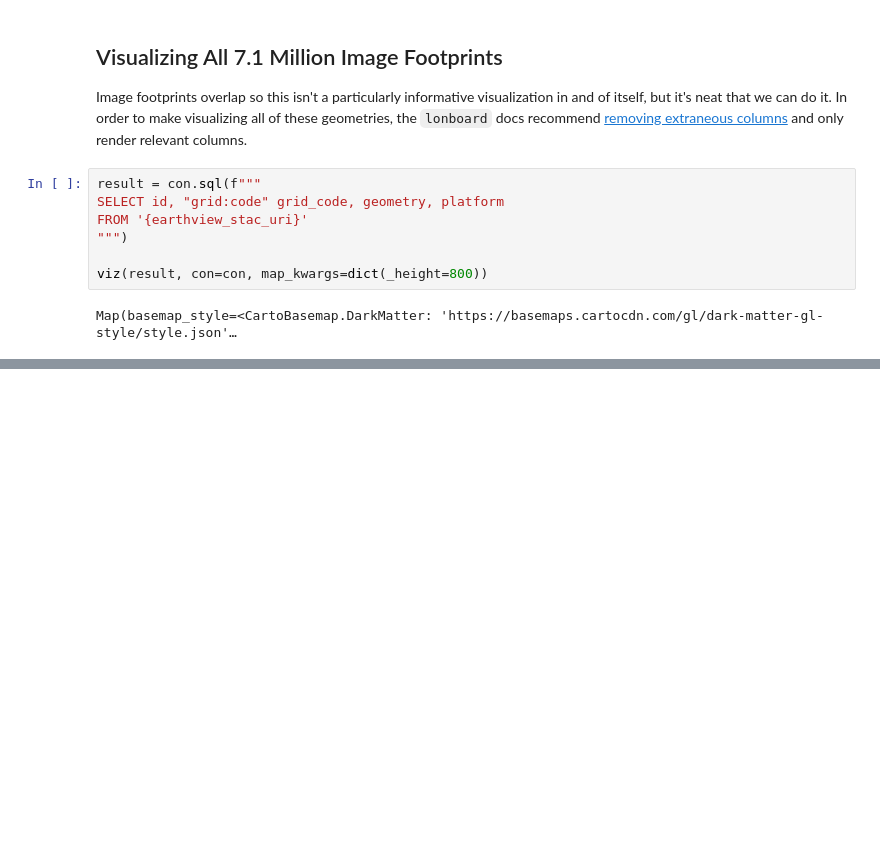
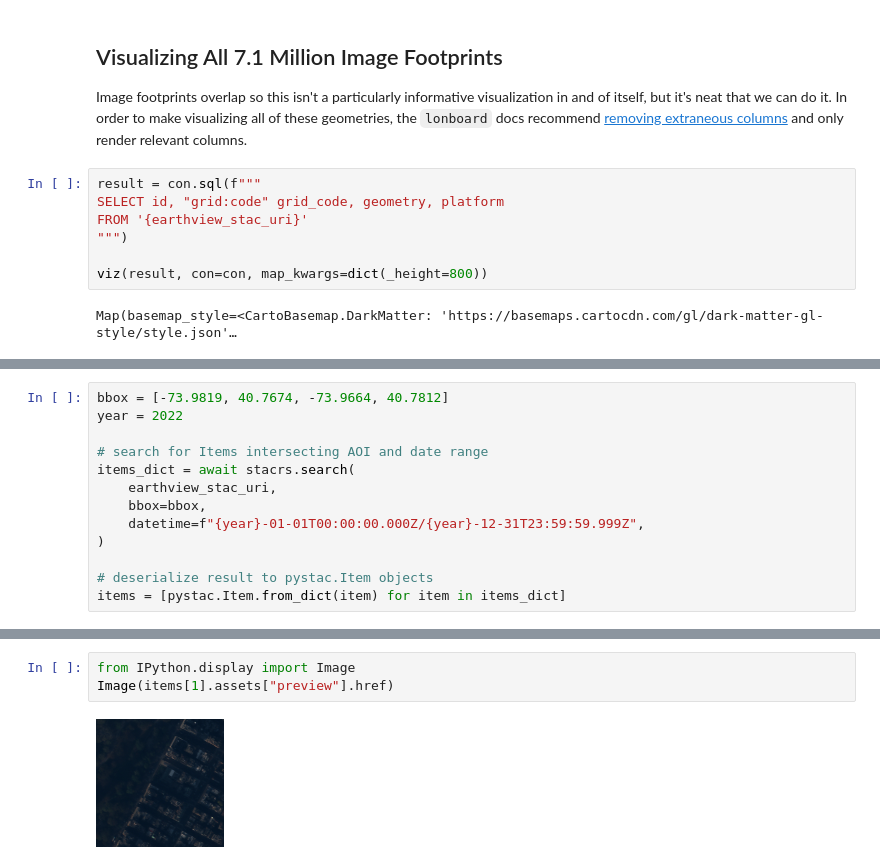
Before and after one commit to bmcandr/satellogic-earthview-stac-parquet, a Jupyter notebook: exploring-satellogic-earthview.ipynb, the cells around one changed output, grey strips where cells are left out. Cells and saved outputs as stored; diff of their text form; blank space fills up the shorter version.

```diff
--- a/exploring-satellogic-earthview.ipynb
+++ b/exploring-satellogic-earthview.ipynb
@@ -352,0 +362,13 @@ Map(basemap_style=<CartoBasemap.DarkMatter: 'https://basemaps.cartocdn.com/gl/da
+# %%
+bbox = [-73.9819, 40.7674, -73.9664, 40.7812]
+year = 2022
+
+# search for Items intersecting AOI and date range
+items_dict = await stacrs.search(
+    earthview_stac_uri,
+    bbox=bbox,
+    datetime=f"{year}-01-01T00:00:00.000Z/{year}-12-31T23:59:59.999Z",
+)
+
+# deserialize result to pystac.Item objects
+items = [pystac.Item.from_dict(item) for item in items_dict]
@@ -352,0 +396,5 @@ Map(basemap_style=<CartoBasemap.DarkMatter: 'https://basemaps.cartocdn.com/gl/da
+# %%
+from IPython.display import Image
+Image(items[1].assets["preview"].href)
+# %% [output]
+[figure, added]
```
Also changed, not shown: parts of 14 cells of this notebook, 4 other files.
